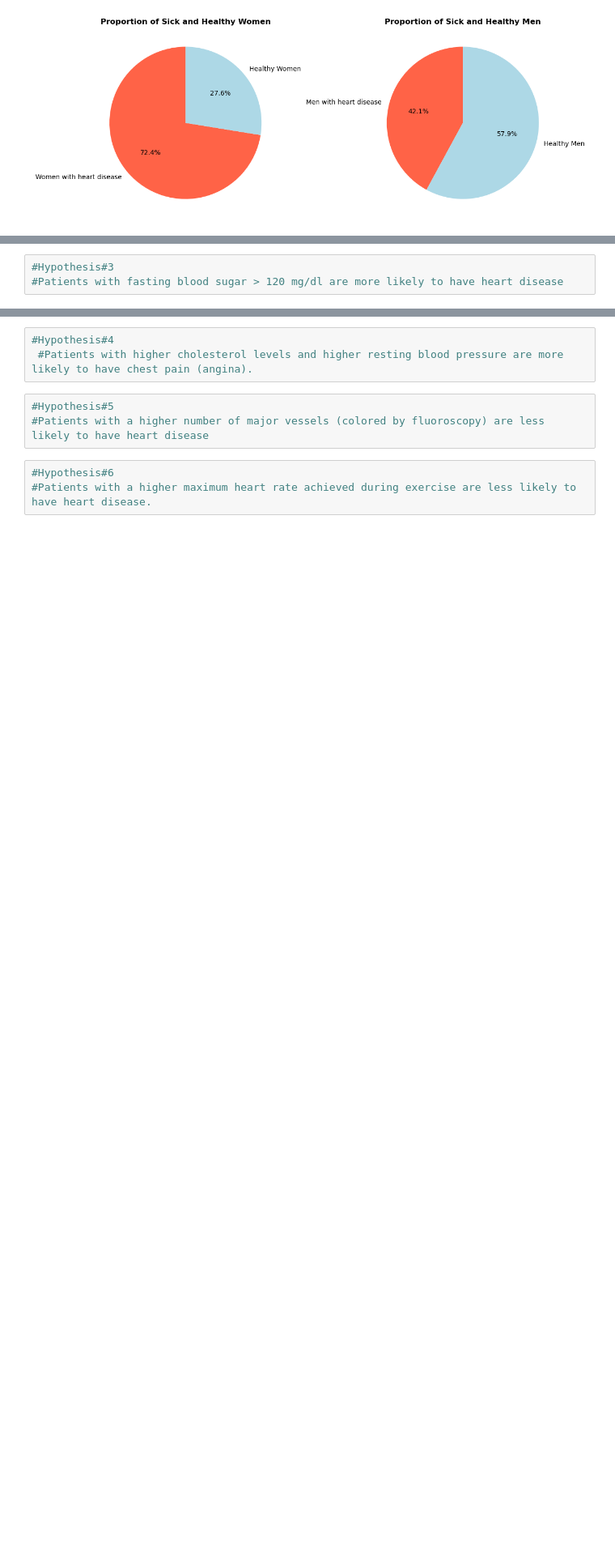
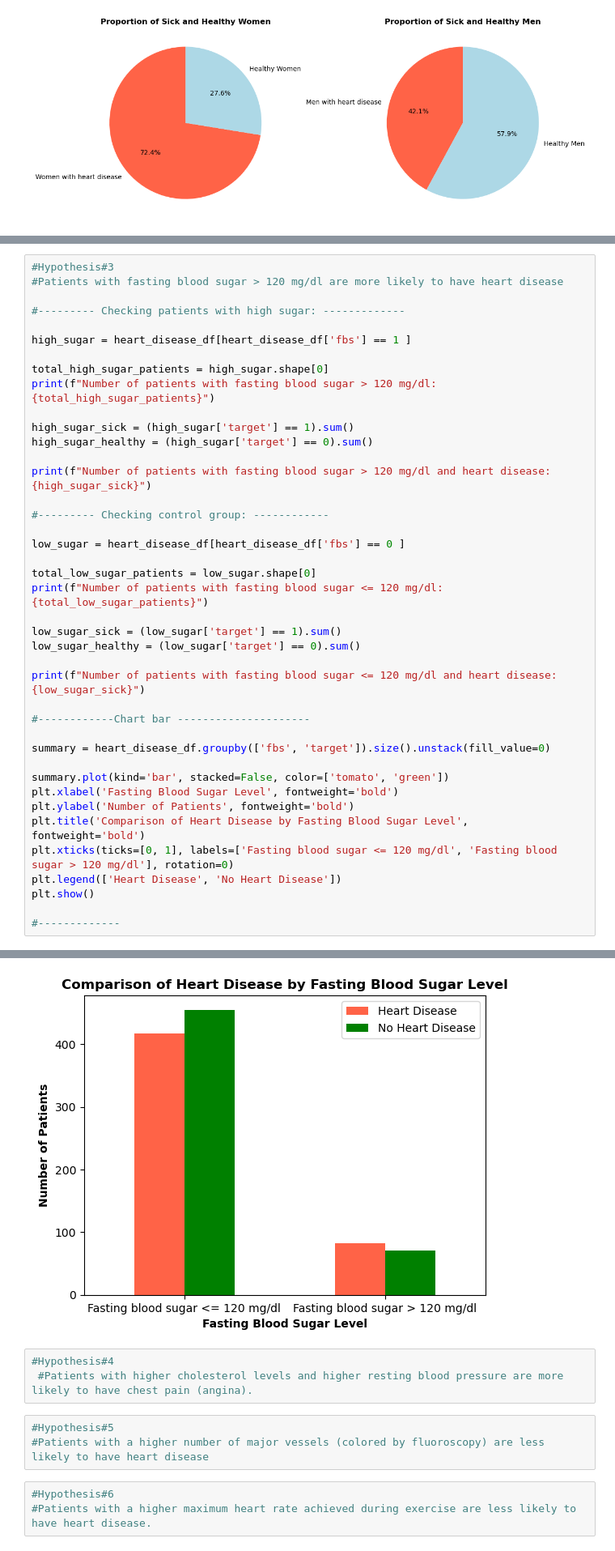
Before and after one commit to dallen91801/Heart-Disease-Analysis, a Jupyter notebook: Project 1.ipynb, the cells around one changed output, grey strips where cells are left out. Shown at 81% size. Cells and saved outputs as stored; diff of their text form; blank space fills up the shorter version.

```diff
--- a/Project 1.ipynb
+++ b/Project 1.ipynb
@@ -169,3 +170,42 @@ plt.show()
 # %%
 #Hypothesis#3
 #Patients with fasting blood sugar > 120 mg/dl are more likely to have heart disease
+
+#--------- Checking patients with high sugar: -------------
+
+high_sugar = heart_disease_df[heart_disease_df['fbs'] == 1 ]
+
+total_high_sugar_patients = high_sugar.shape[0]
+print(f"Number of patients with fasting blood sugar > 120 mg/dl: {total_high_sugar_patients}")
+
+high_sugar_sick = (high_sugar['target'] == 1).sum()
+high_sugar_healthy = (high_sugar['target'] == 0).sum()
+
+print(f"Number of patients with fasting blood sugar > 120 mg/dl and heart disease: {high_sugar_sick}")
+
+#--------- Checking control group: ------------
+
+low_sugar = heart_disease_df[heart_disease_df['fbs'] == 0 ]
+
+total_low_sugar_patients = low_sugar.shape[0]
+print(f"Number of patients with fasting blood sugar <= 120 mg/dl: {total_low_sugar_patients}")
+
+low_sugar_sick = (low_sugar['target'] == 1).sum()
+low_sugar_healthy = (low_sugar['target'] == 0).sum()
+
+print(f"Number of patients with fasting blood sugar <= 120 mg/dl and heart disease: {low_sugar_sick}")
+
+#------------Chart bar ---------------------
+
+summary = heart_disease_df.groupby(['fbs', 'target']).size().unstack(fill_value=0)
+
+summary.plot(kind='bar', stacked=False, color=['tomato', 'green'])
+plt.xlabel('Fasting Blood Sugar Level', fontweight='bold')
+plt.ylabel('Number of Patients', fontweight='bold')
+plt.title('Comparison of Heart Disease by Fasting Blood Sugar Level', fontweight='bold')
+plt.xticks(ticks=[0, 1], labels=['Fasting blood sugar <= 120 mg/dl', 'Fasting blood sugar > 120 mg/dl'], rotation=0)
+plt.legend(['Heart Disease', 'No Heart Disease'])
+plt.show()
+
+#-------------
+# %% [output]
@@ -172,3 +216,4 @@ plt.show()
+[figure, added]
 # %%
 #Hypothesis#4
  #Patients with higher cholesterol levels and higher resting blood pressure are more likely to have chest pain (angina).
```
Also changed, not shown: parts of 2 cells of this notebook.
